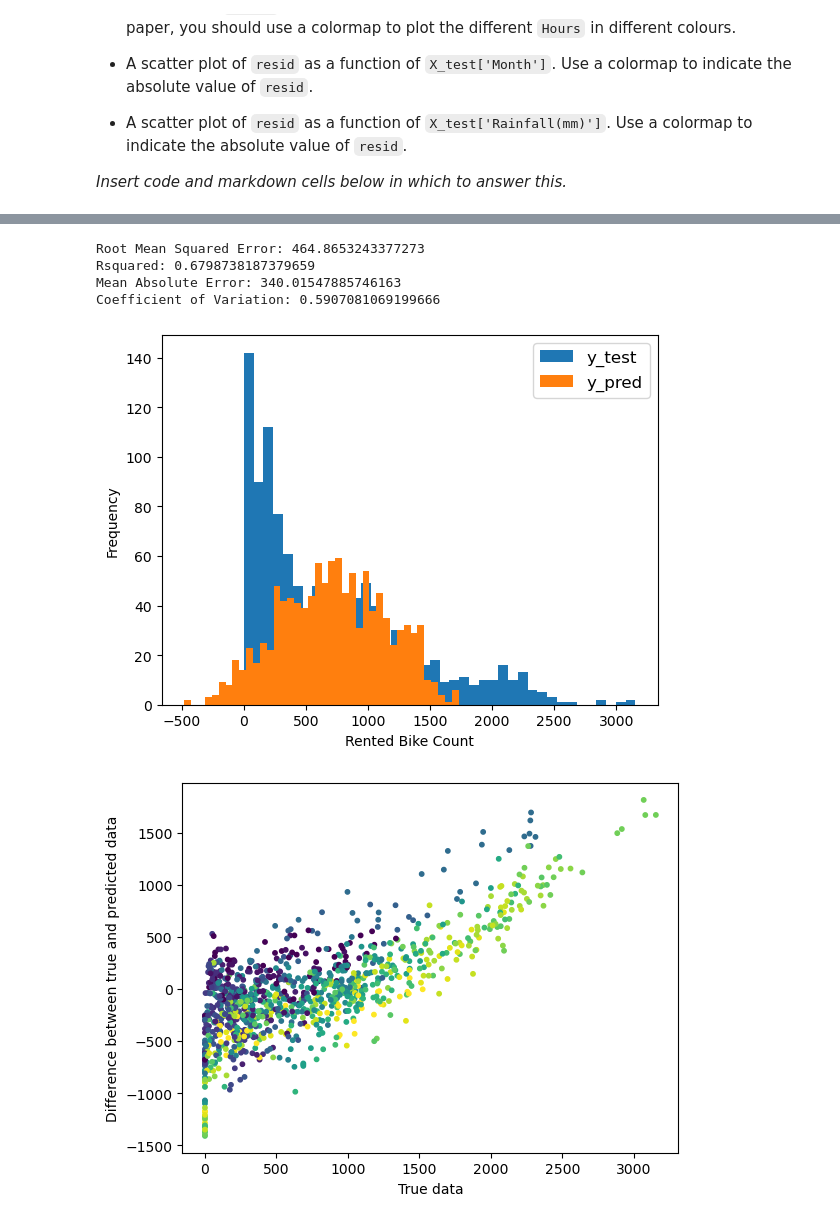
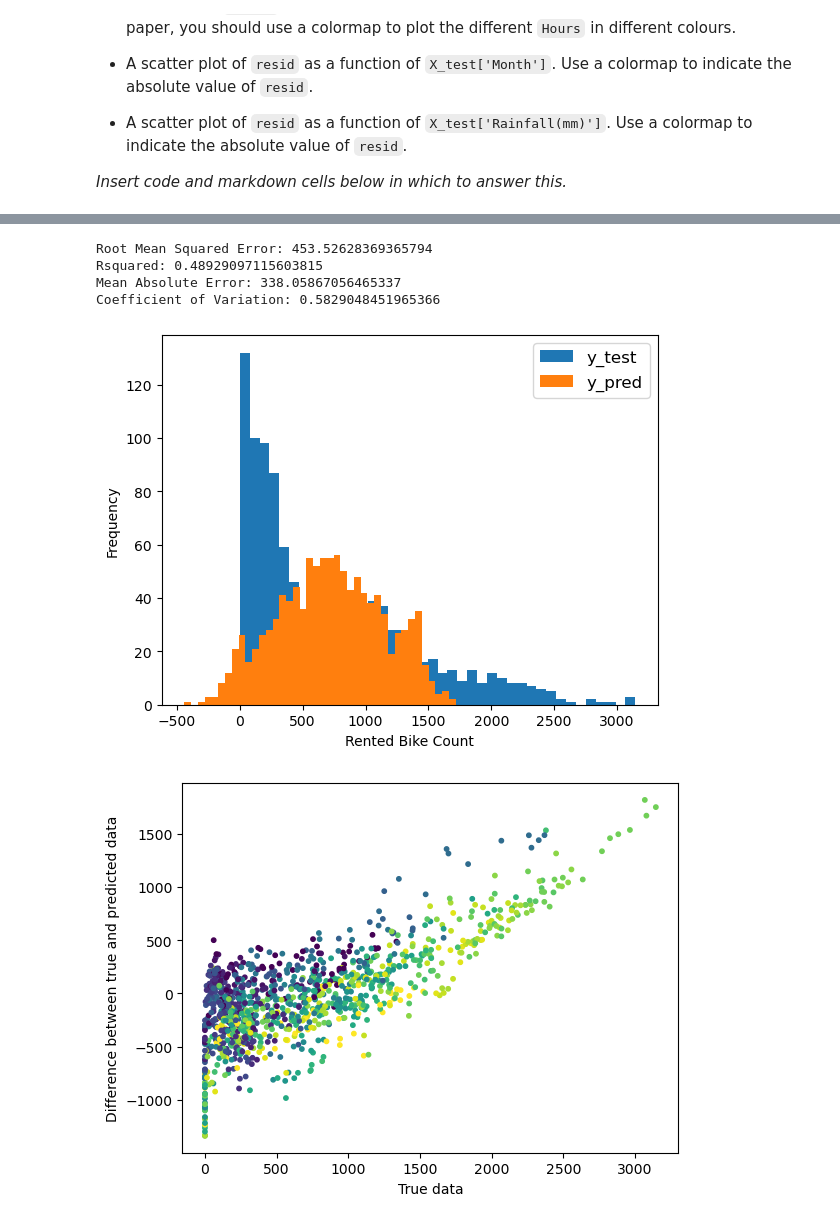
Before and after one commit to goshawk22/ma124-ml, a Jupyter notebook: section_a/A1.ipynb, the cells around one changed output, grey strips where cells are left out. Cells and saved outputs as stored; diff of their text form; code cells hidden in the pictures.

```diff
--- a/section_a/A1.ipynb
+++ b/section_a/A1.ipynb
@@ -61,6 +61,9 @@ import matplotlib.pyplot as plt
 import pandas as pd
 import copy
 from sklearn import linear_model, metrics
+
+#seed for reproducibility
+np.random.seed(0)
 
 #choose data
 
@@ -93,7 +96,7 @@ dataframe = dataframe.sample(frac=1)
 #test-train split
 
 X = dataframe.drop('Rented Bike Count', axis = 1)
-y=dataframe['Rented Bike Count']
+y = dataframe['Rented Bike Count']
 
 X_test = X[int(len(X)*3/4)+1:]
 X_train = X[0:int(len(X)*3/4)]
@@ -110,7 +113,7 @@ resid = y_test - y_pred
 #statistics
 
 rmse = np.sqrt(metrics.mean_squared_error(y_test, y_pred))
-r_squared = np.corrcoef(y_test, y_pred)[0,1]
+r_squared = metrics.r2_score(y_test, y_pred)
 mae = np.abs(np.subtract(y_test, y_pred)).mean()
 cv = np.std(y_pred)/np.mean(y_pred)
 
@@ -142,36 +145,36 @@ plt.show()
 
 plt.scatter(X_test['Month'], resid, c=residcol, s=10)
 plt.xlabel('Month')
 plt.ylabel('Difference between predicted and true data')
 plt.show()
 
 plt.scatter(X_test['Rainfall(mm)'], resid, c=residcol, s=10)
 plt.xlabel('Rainfall (mm)')
 plt.ylabel('Difference between predicted and true data')
 plt.show()
 # %% [output]
        Rented Bike Count        Hour  Temperature(°C)  Humidity(%)  \
 count        4416.000000  4416.00000      4416.000000  4416.000000
 mean          704.591259    11.50000        13.203986    59.257246
 std           637.407244     6.92297        11.529724    20.162981
 min             0.000000     0.00000       -17.800000     0.000000
 25%           189.000000     5.75000         4.500000    44.000000
 50%           542.000000    11.50000        14.300000    58.000000
 75%          1047.000000    17.25000        22.200000    75.000000
 max          3298.000000    23.00000        38.000000    98.000000
 
        Wind speed (m/s)  Visibility (10m)  Dew point temperature(°C)  \
 count       4416.000000       4416.000000                4416.000000
 ... (13 lines left out)
 25%                   0.000000      0.000000       0.000000     3.000000
 50%                   0.010000      0.000000       0.000000     5.000000
 75%                   0.910000      0.000000       0.000000     9.000000
 max                   3.520000     35.000000       8.800000    11.000000
 [figure]
 [figure]
-Root Mean Squared Error: 464.8653243377273
-Rsquared: 0.6798738187379659
-Mean Absolute Error: 340.01547885746163
-Coefficient of Variation: 0.5907081069199666
+Root Mean Squared Error: 453.52628369365794
+Rsquared: 0.48929097115603815
+Mean Absolute Error: 338.05867056465337
+Coefficient of Variation: 0.5829048451965366
-[figure, old version]
+[figure, new version]
-[figure, old version]
+[figure, new version]
```
Also changed, not shown: parts of 2 cells of this notebook.
